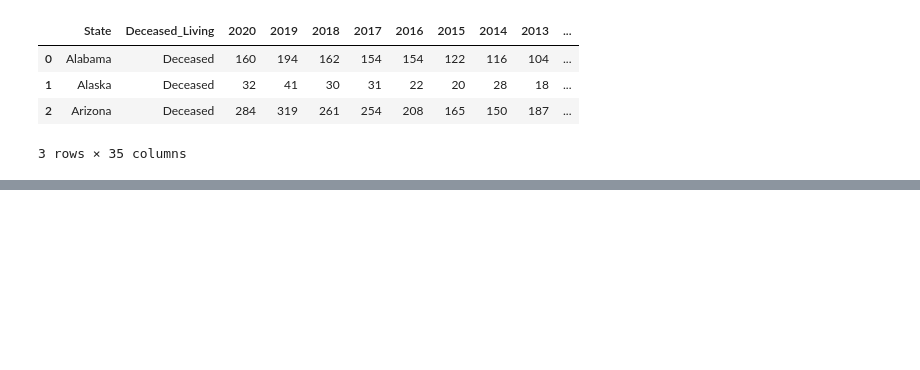
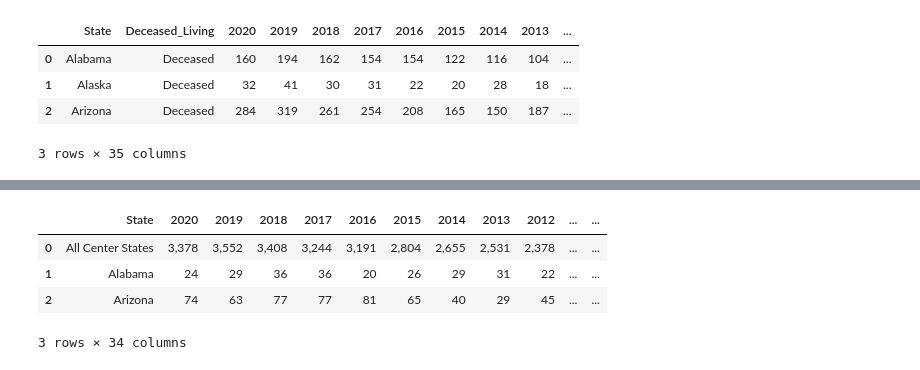
Before and after one commit to Lbrady1025/OPTN-analysis, a Jupyter notebook: csv_to_sql.ipynb, the cells around one changed output, grey strips where cells are left out. Cells and saved outputs as stored; diff of their text form; code cells hidden in the pictures; blank space fills up the shorter version.

Commit message:
corrected column names, created postgres connection

```diff
--- a/csv_to_sql.ipynb
+++ b/csv_to_sql.ipynb
@@ -29,2 +62,12 @@ transplant_state_heart.head(3)
+# %%
+#rename unnamed
+transplant_state_heart = transplant_state_heart.rename(columns={"Unnamed: 0": "State"})
+transplant_state_heart.head(3)
+# %% [output]
+|  | State | 2020 | 2019 | 2018 | 2017 | 2016 | 2015 | 2014 | 2013 | 2012 | ... | ... |
+| 0 | All Center States | 3,378 | 3,552 | 3,408 | 3,244 | 3,191 | 2,804 | 2,655 | 2,531 | 2,378 | ... | ... |
+| 1 | Alabama | 24 | 29 | 36 | 36 | 20 | 26 | 29 | 31 | 22 | ... | ... |
+| 2 | Arizona | 74 | 63 | 77 | 77 | 81 | 65 | 40 | 29 | 45 | ... | ... |
+3 rows × 34 columns
 # %%
 transplant_state_kidney.head(3)
```
Also changed, not shown: parts of 15 cells of this notebook.
